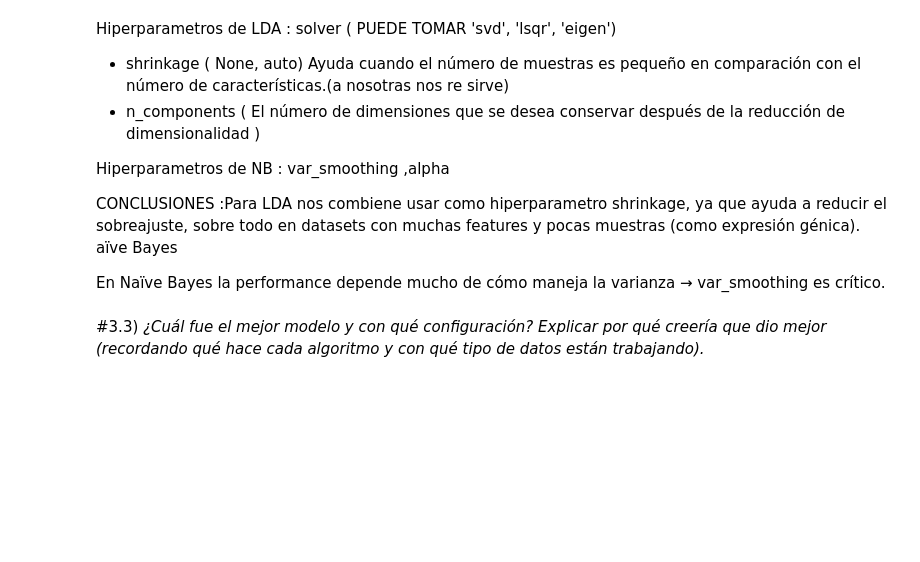
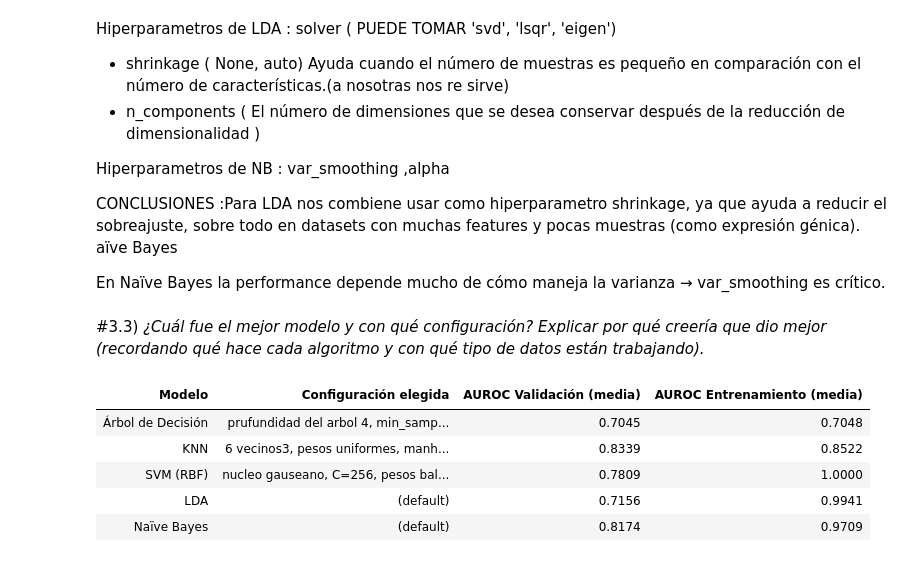
Before and after one commit to EmiLaPiola/NumLabIMC, a Jupyter notebook: Copia_de_TP_automático.ipynb, the cells around one changed output. Cells and saved outputs as stored; diff of their text form; code cells hidden in the pictures; blank space fills up the shorter version.

```diff
--- a/Copia_de_TP_automático.ipynb
+++ b/Copia_de_TP_automático.ipynb
@@ -995,3 +995,57 @@ En Naïve Bayes la performance depende mucho de cómo maneja la varianza → var
 # %% [markdown]
 #3.3)
 *¿Cuál fue el mejor modelo y con qué configuración? Explicar por qué creería que dio mejor (recordando qué hace cada algoritmo y con qué tipo de datos están trabajando).*
+# %%
+import pandas as pd
+from IPython.display import display, HTML
+
+# Datos de los mejores modelos
+modelos = [
+    {
+        "Modelo": "Árbol de Decisión",
+        "Configuración elegida": "prufundidad del arbol 4, min_samples_split=250, entropy, clases balanceadas",
+        "AUROC Validación (media)": 0.7045,
+        "AUROC Entrenamiento (media)": 0.7048,
+    },
+    {
+        "Modelo": "KNN",
+        "Configuración elegida": "6 vecinos3,  pesos uniformes, manhattan",
+        "AUROC Validación (media)": 0.8339,
+        "AUROC Entrenamiento (media)": 0.8522,
+
+    },
+    {
+        "Modelo": "SVM (RBF)",
+        "Configuración elegida": "nucleo gauseano, C=256, pesos balanceados",
+        "AUROC Validación (media)": 0.7809,
+        "AUROC Entrenamiento (media)": 1.0000,
+
+    },
+    {
+        "Modelo": "LDA",
+        "Configuración elegida": "(default)",
+        "AUROC Validación (media)": 0.7156,
+        "AUROC Entrenamiento (media)": 0.9941,
+
+    },
+    {
+        "Modelo": "Naïve Bayes",
+        "Configuración elegida": "(default)",
+        "AUROC Validación (media)": 0.8174,
+        "AUROC Entrenamiento (media)": 0.9709,
+
+    }
+]
+
+# Convertimos a DataFrame
+df_modelos = pd.DataFrame(modelos)
+
+# Mostramos tabla bonita
+display(HTML(df_modelos.to_html(index=False, justify="center")))
+# %% [output]
+| Modelo | Configuración elegida | AUROC Validación (media) | AUROC Entrenamiento (media) |
+| Árbol de Decisión | prufundidad del arbol 4, min_samp... | 0.7045 | 0.7048 |
+| KNN | 6 vecinos3, pesos uniformes, manh... | 0.8339 | 0.8522 |
+| SVM (RBF) | nucleo gauseano, C=256, pesos bal... | 0.7809 | 1.0000 |
+| LDA | (default) | 0.7156 | 0.9941 |
+| Naïve Bayes | (default) | 0.8174 | 0.9709 |
```
Also changed, not shown: parts of 2 cells of this notebook.
